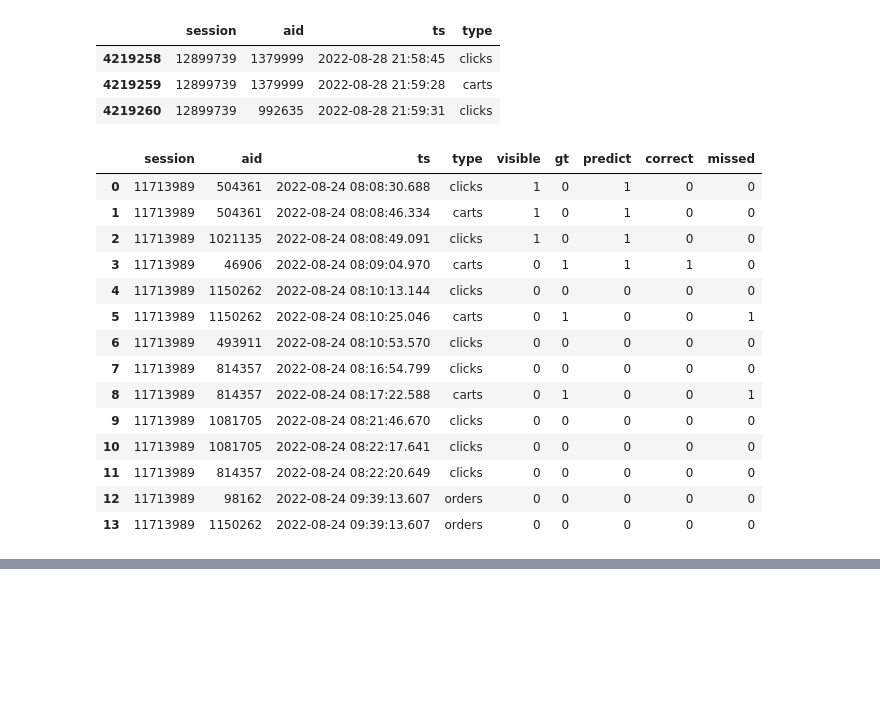
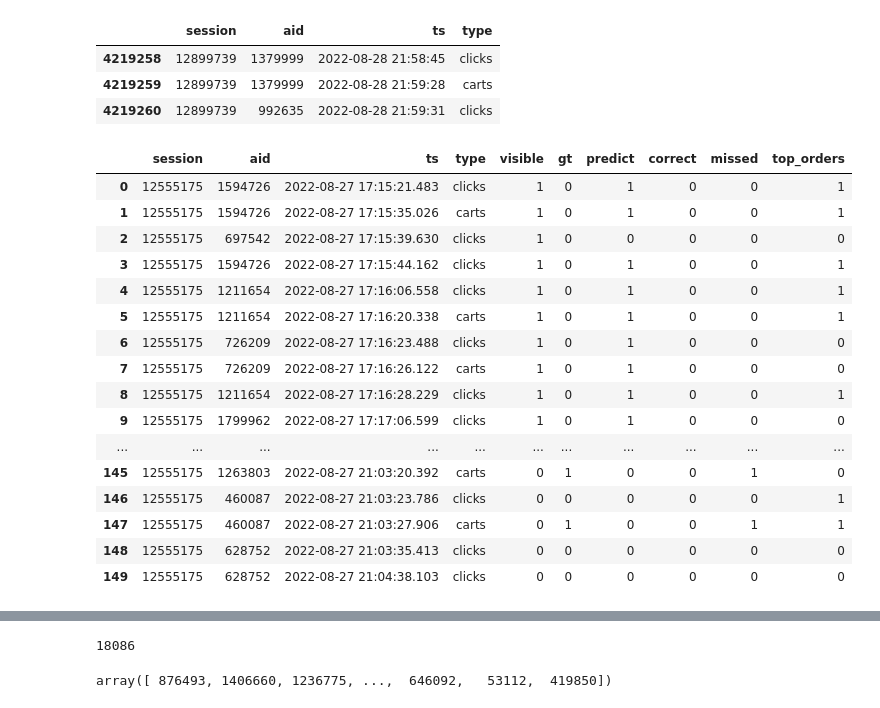
Before and after one commit to yosukeyoshida/kaggle-otto-recommender-system, a Jupyter notebook: notebooks/error.ipynb, the cells around one changed output, grey strips where cells are left out. Saved outputs shown, nothing was run; the diff lists cells and outputs as text; code cells hidden in the pictures; blank space fills up the shorter version.

```diff
--- a/notebooks/error.ipynb
+++ b/notebooks/error.ipynb
@@ -45,6 +45,8 @@ test_labels["gt_len"] = test_labels["ground_truth"].str.len()
 # %%
 file_path = "../input/otto-chunk-data-inparquet-format/*_parquet/*"
 all_df = load_files(file_path)
+# %%
+top_orders = test_df.loc[test_df["type"] == "orders", "aid"].value_counts().index.values
 # %%
 cart_df
 # %% [output]
@@ -99,37 +101,42 @@ target_test
 # %%
 from IPython.display import display
 session_id = cart_df.sample()["session"].item()
 
 gt = cart_df.loc[cart_df["session"] == session_id, "ground_truth"].item()
 target_test = test_df[test_df["session"] == session_id]
 target_all = all_df[all_df["session"] == session_id]
 target_all = target_all.reset_index(drop=True)
 target_all["visible"] = 0
 target_all["gt"] = 0
 target_all["predict"] = 0
 target_all["correct"] = 0
 target_all["missed"] = 0
+target_all["top_orders"] = 0
 target_all.loc[:len(target_test)-1, "visible"] = 1
 target_all.loc[(target_all["type"] == "carts") & (target_all["aid"].isin(gt)), "gt"] = 1
-target_all.loc[target_all["aid"].isin(cart_df.loc[cart_df["session"] == session_id, "labels"].item()), "predict"] = 1
+labels = cart_df.loc[cart_df["session"] == session_id, "labels"].item()
+target_all.loc[target_all["aid"].isin(labels), "predict"] = 1
+target_all.loc[target_all["aid"].isin(top_orders), "top_orders"] = 1
 target_all["correct"] = target_all.apply(lambda x: 1 if (x["gt"] == 1 and x["predict"] == 1) else 0, axis=1)
 target_all["missed"] = target_all.apply(lambda x: 1 if (x["gt"] == 1 and x["predict"] == 0) else 0, axis=1)
 display(target_all)
 display(cart_df.loc[cart_df["session"] == session_id])
 # %% [output]
-|  | session | aid | ts | type | visible | gt | predict | correct | missed |
-| 0 | 11713989 | 504361 | 2022-08-24 08:08:30.688 | clicks | 1 | 0 | 1 | 0 | 0 |
-| 1 | 11713989 | 504361 | 2022-08-24 08:08:46.334 | carts | 1 | 0 | 1 | 0 | 0 |
-| 2 | 11713989 | 1021135 | 2022-08-24 08:08:49.091 | clicks | 1 | 0 | 1 | 0 | 0 |
-| 3 | 11713989 | 46906 | 2022-08-24 08:09:04.970 | carts | 0 | 1 | 1 | 1 | 0 |
-| 4 | 11713989 | 1150262 | 2022-08-24 08:10:13.144 | clicks | 0 | 0 | 0 | 0 | 0 |
-| 5 | 11713989 | 1150262 | 2022-08-24 08:10:25.046 | carts | 0 | 1 | 0 | 0 | 1 |
-| 6 | 11713989 | 493911 | 2022-08-24 08:10:53.570 | clicks | 0 | 0 | 0 | 0 | 0 |
-| 7 | 11713989 | 814357 | 2022-08-24 08:16:54.799 | clicks | 0 | 0 | 0 | 0 | 0 |
-| 8 | 11713989 | 814357 | 2022-08-24 08:17:22.588 | carts | 0 | 1 | 0 | 0 | 1 |
-| 9 | 11713989 | 1081705 | 2022-08-24 08:21:46.670 | clicks | 0 | 0 | 0 | 0 | 0 |
-| 10 | 11713989 | 1081705 | 2022-08-24 08:22:17.641 | clicks | 0 | 0 | 0 | 0 | 0 |
-| 11 | 11713989 | 814357 | 2022-08-24 08:22:20.649 | clicks | 0 | 0 | 0 | 0 | 0 |
-| 12 | 11713989 | 98162 | 2022-08-24 09:39:13.607 | orders | 0 | 0 | 0 | 0 | 0 |
-| 13 | 11713989 | 1150262 | 2022-08-24 09:39:13.607 | orders | 0 | 0 | 0 | 0 | 0 |
+|  | session | aid | ts | type | visible | gt | predict | correct | missed | top_orders |
+| 0 | 12555175 | 1594726 | 2022-08-27 17:15:21.483 | clicks | 1 | 0 | 1 | 0 | 0 | 1 |
+| 1 | 12555175 | 1594726 | 2022-08-27 17:15:35.026 | carts | 1 | 0 | 1 | 0 | 0 | 1 |
+| 2 | 12555175 | 697542 | 2022-08-27 17:15:39.630 | clicks | 1 | 0 | 0 | 0 | 0 | 0 |
+| 3 | 12555175 | 1594726 | 2022-08-27 17:15:44.162 | clicks | 1 | 0 | 1 | 0 | 0 | 1 |
+| 4 | 12555175 | 1211654 | 2022-08-27 17:16:06.558 | clicks | 1 | 0 | 1 | 0 | 0 | 1 |
+| 5 | 12555175 | 1211654 | 2022-08-27 17:16:20.338 | carts | 1 | 0 | 1 | 0 | 0 | 1 |
+| 6 | 12555175 | 726209 | 2022-08-27 17:16:23.488 | clicks | 1 | 0 | 1 | 0 | 0 | 0 |
+| 7 | 12555175 | 726209 | 2022-08-27 17:16:26.122 | carts | 1 | 0 | 1 | 0 | 0 | 0 |
+| 8 | 12555175 | 1211654 | 2022-08-27 17:16:28.229 | clicks | 1 | 0 | 1 | 0 | 0 | 1 |
+| 9 | 12555175 | 1799962 | 2022-08-27 17:17:06.599 | clicks | 1 | 0 | 1 | 0 | 0 | 0 |
+| ... | ... | ... | ... | ... | ... | ... | ... | ... | ... | ... |
+| 145 | 12555175 | 1263803 | 2022-08-27 21:03:20.392 | carts | 0 | 1 | 0 | 0 | 1 | 0 |
+| 146 | 12555175 | 460087 | 2022-08-27 21:03:23.786 | clicks | 0 | 0 | 0 | 0 | 0 | 1 |
+| 147 | 12555175 | 460087 | 2022-08-27 21:03:27.906 | carts | 0 | 1 | 0 | 0 | 1 | 1 |
+| 148 | 12555175 | 628752 | 2022-08-27 21:03:35.413 | clicks | 0 | 0 | 0 | 0 | 0 | 0 |
+| 149 | 12555175 | 628752 | 2022-08-27 21:04:38.103 | clicks | 0 | 0 | 0 | 0 | 0 | 0 |
 |  | session | type | ground_truth | session_type | top_n | top | labels | hits | gt_count | recall | ... |
@@ -136,0 +144,8 @@ display(cart_df.loc[cart_df["session"] == session_id])
+# %%
+top_orders.tolist().index(1543921)
+# %% [output]
+18086
+# %%
+top_orders
+# %% [output]
+array([ 876493, 1406660, 1236775, ...,  646092,   53112,  419850])
```
Also changed, not shown: parts of 7 cells of this notebook.
